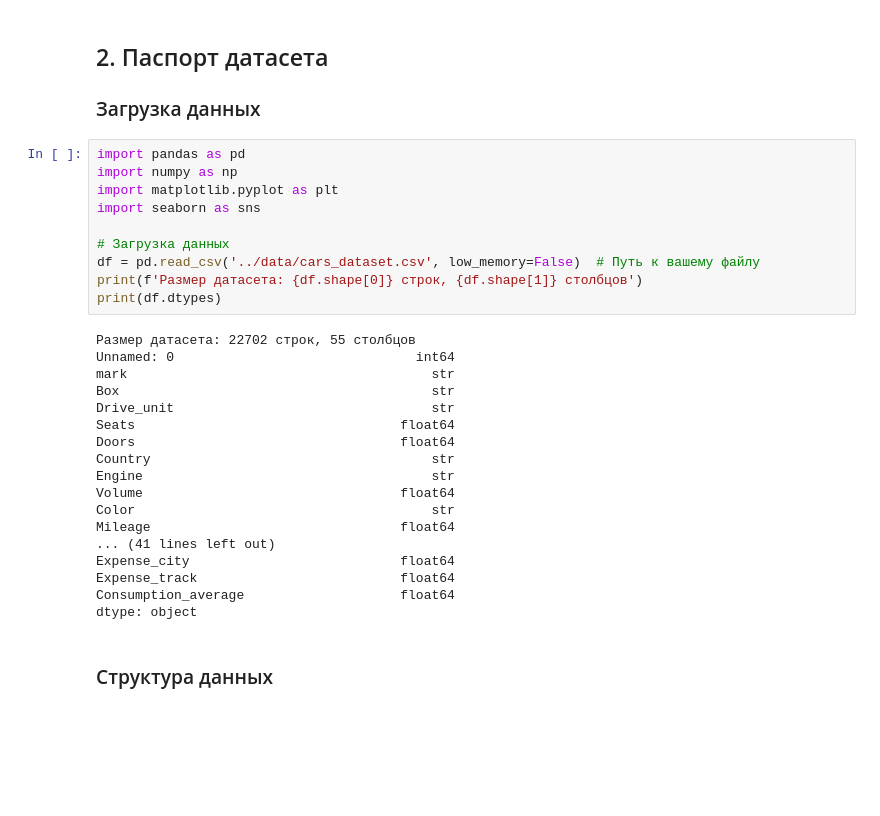
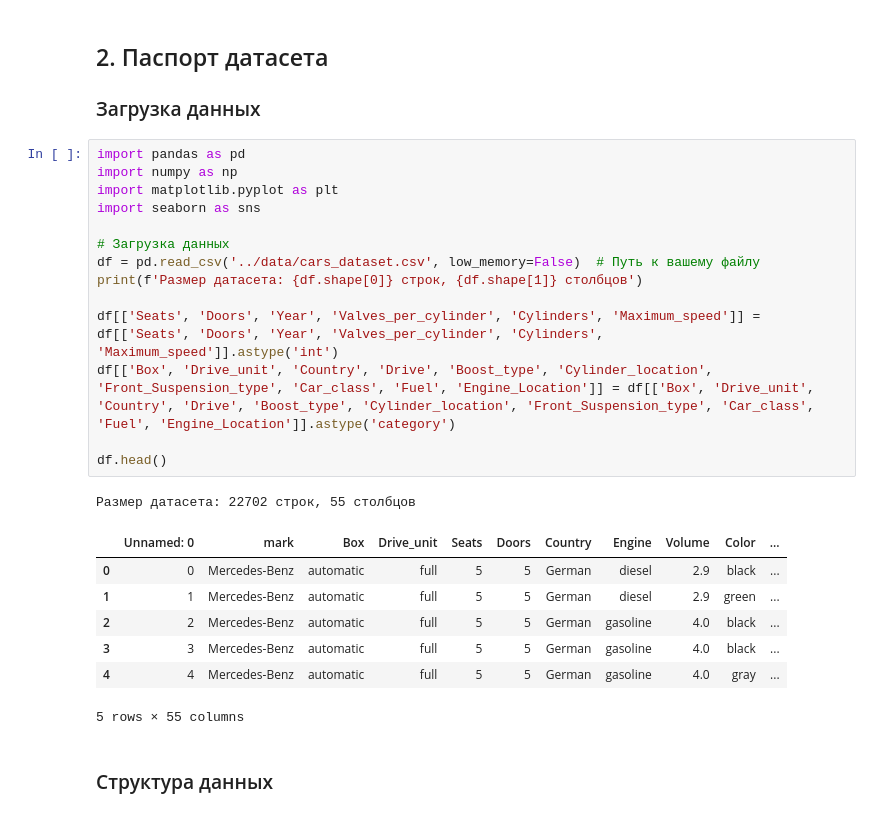
Before and after one commit to Pechenka106/DataAnaliz, a Jupyter notebook: notebooks/01_data_understanding.ipynb, the cells around one changed output. Saved outputs shown, nothing was run; the diff lists cells and outputs as text; blank space fills up the shorter version.

```diff
--- a/notebooks/01_data_understanding.ipynb
+++ b/notebooks/01_data_understanding.ipynb
@@ -20,31 +22,26 @@
 # %%
 import pandas as pd
 import numpy as np
 import matplotlib.pyplot as plt
 import seaborn as sns
 
 # Загрузка данных
 df = pd.read_csv('../data/cars_dataset.csv', low_memory=False)  # Путь к вашему файлу
 print(f'Размер датасета: {df.shape[0]} строк, {df.shape[1]} столбцов')
-print(df.dtypes)
+
+df[['Seats', 'Doors', 'Year', 'Valves_per_cylinder', 'Cylinders', 'Maximum_speed']] = df[['Seats', 'Doors', 'Year', 'Valves_per_cylinder', 'Cylinders', 'Maximum_speed']].astype('int')
+df[['Box', 'Drive_unit', 'Country', 'Drive', 'Boost_type', 'Cylinder_location', 'Front_Suspension_type', 'Car_class', 'Fuel', 'Engine_Location']] = df[['Box', 'Drive_unit', 'Country', 'Drive', 'Boost_type', 'Cylinder_location', 'Front_Suspension_type', 'Car_class', 'Fuel', 'Engine_Location']].astype('category')
+
+df.head()
 # %% [output]
 Размер датасета: 22702 строк, 55 столбцов
-Unnamed: 0                               int64
-mark                                       str
-Box                                        str
-Drive_unit                                 str
-Seats                                  float64
-Doors                                  float64
-Country                                    str
-Engine                                     str
-Volume                                 float64
-Color                                      str
-Mileage                                float64
-... (41 lines left out)
-Expense_city                           float64
-Expense_track                          float64
-Consumption_average                    float64
-dtype: object
+|  | Unnamed: 0 | mark | Box | Drive_unit | Seats | Doors | Country | Engine | Volume | Color | ... |
+| 0 | 0 | Mercedes-Benz | automatic | full | 5 | 5 | German | diesel | 2.9 | black | ... |
+| 1 | 1 | Mercedes-Benz | automatic | full | 5 | 5 | German | diesel | 2.9 | green | ... |
+| 2 | 2 | Mercedes-Benz | automatic | full | 5 | 5 | German | gasoline | 4.0 | black | ... |
+| 3 | 3 | Mercedes-Benz | automatic | full | 5 | 5 | German | gasoline | 4.0 | black | ... |
+| 4 | 4 | Mercedes-Benz | automatic | full | 5 | 5 | German | gasoline | 4.0 | gray | ... |
+5 rows × 55 columns
 # %% [markdown]
 ### Структура данных
 # %%
```
Also changed, not shown: parts of 3 cells of this notebook, 2 other files.
